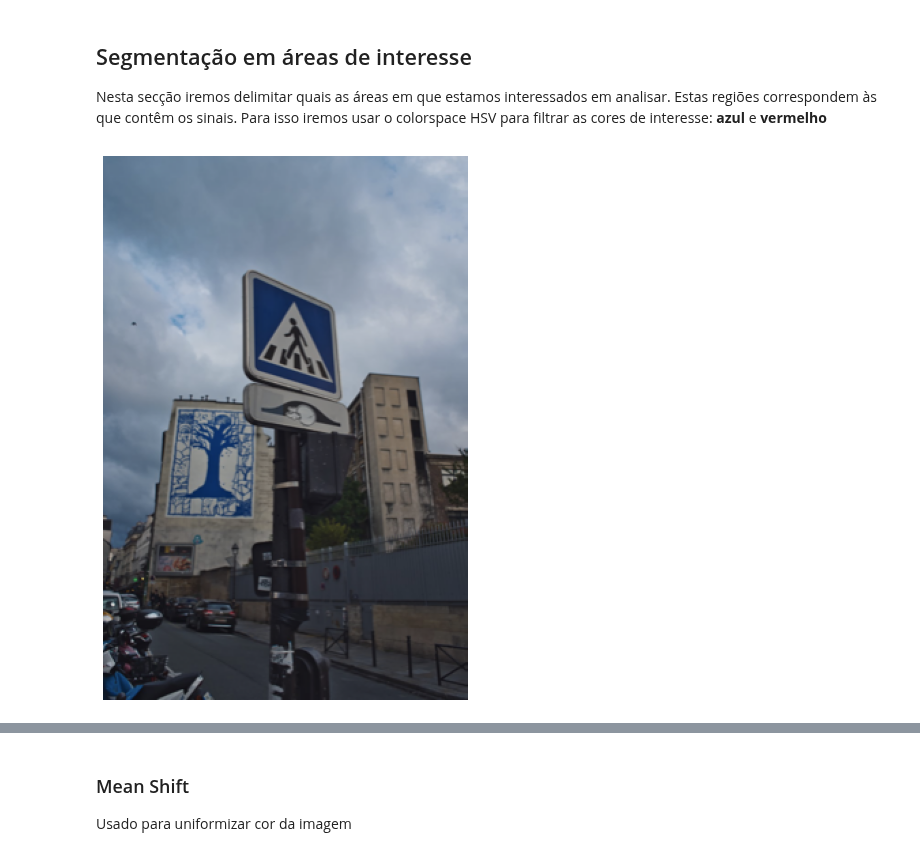
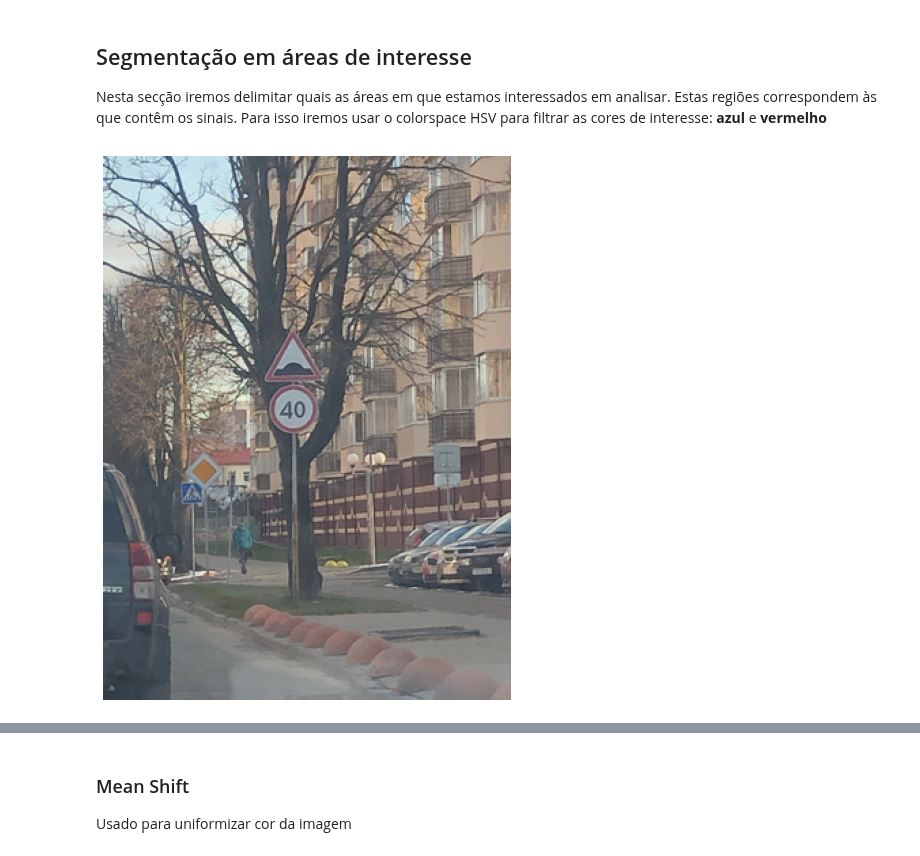
Before and after one commit to joaolucasmartins/VC2022, a Jupyter notebook: notebook.ipynb, the cells around one changed output, grey strips where cells are left out. Cells and saved outputs as stored; diff of their text form; code cells hidden in the pictures.

```diff
--- a/notebook.ipynb
+++ b/notebook.ipynb
@@ -90,8 +90,8 @@ filterType(["speedlimit"])
 Nesta secção iremos delimitar quais as áreas em que estamos interessados em analisar. Estas regiões correspondem às que contêm os sinais. Para isso iremos usar o colorspace HSV para filtrar as cores de interesse: **azul** e **vermelho**
 # %%
 testImages = {"speedlimit": (7, 19, 20, 70)}
-speedLimitId = filterType(["crosswalk"]).index[4]
+speedLimitId = filterType(["crosswalk"]).index[70]
 speedLimit = importImage(speedLimitId)
 displayImage(speedLimit)
 # %% [output]
-[figure, old version]
+[figure, new version]
```
Also changed, not shown: parts of 9 cells of this notebook, 1 other file.
